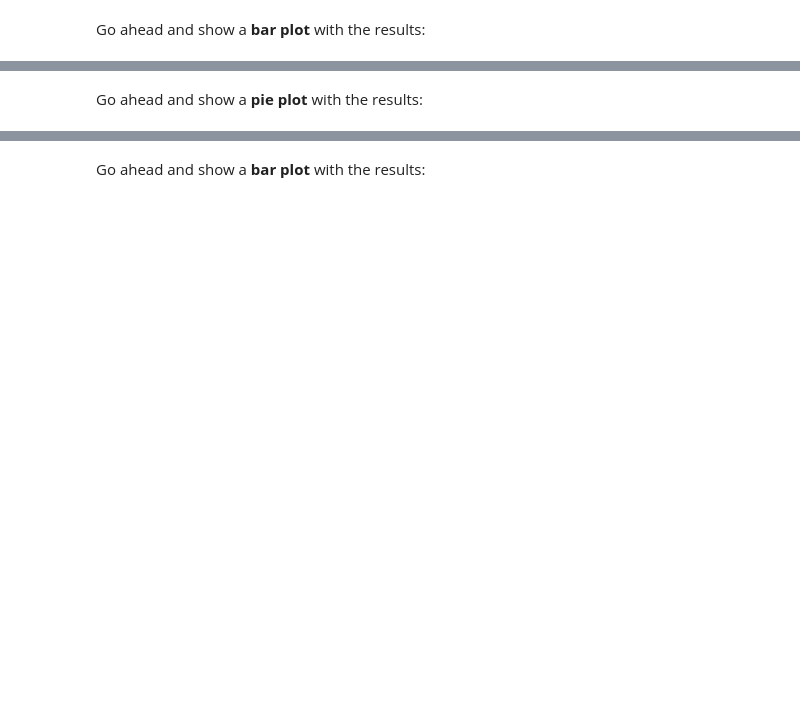
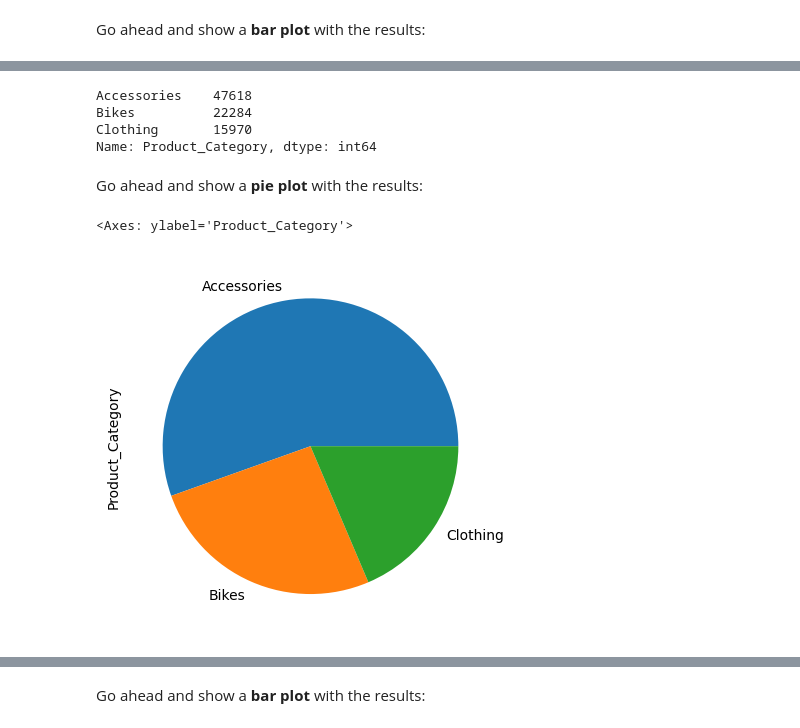
Before and after one commit to tgl-tania/FreeCodeCamp-Pandas-Real-Life-Example, a Jupyter notebook: Exercises_1.ipynb, the cells around one changed output, grey strips where cells are left out. Saved outputs shown, nothing was run; the diff lists cells and outputs as text; code cells hidden in the pictures; blank space fills up the shorter version.

```diff
--- a/Exercises_1.ipynb
+++ b/Exercises_1.ipynb
@@ -396,12 +448,22 @@ france_states.plot(kind='bar', figsize=(14,6))
 ### How many sales were made per category?
 # %%
 # your code goes here
+sales['Product_Category'].value_counts()
+# %% [output]
+Accessories    47618
+Bikes          22284
+Clothing       15970
+Name: Product_Category, dtype: int64
 # %%
 sales['Product_Category'].value_counts()
 # %% [markdown]
 Go ahead and show a <b>pie plot</b> with the results:
 # %%
 # your code goes here
+sales['Product_Category'].value_counts().plot(kind='pie')
+# %% [output]
+<Axes: ylabel='Product_Category'>
+[figure, added]
 # %%
 sales['Product_Category'].value_counts().plot(kind='pie', figsize=(6,6))
 # %% [markdown]
```
Also changed, not shown: parts of 33 cells of this notebook.
